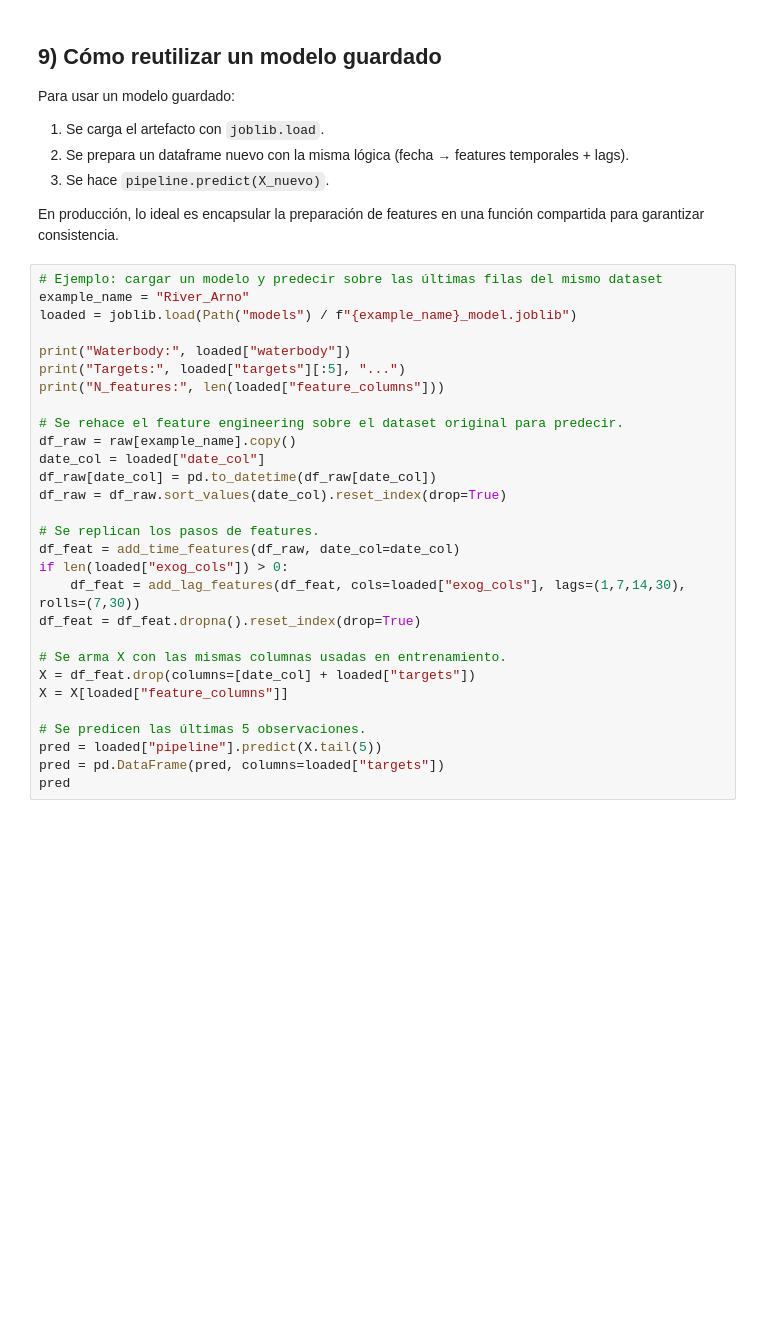
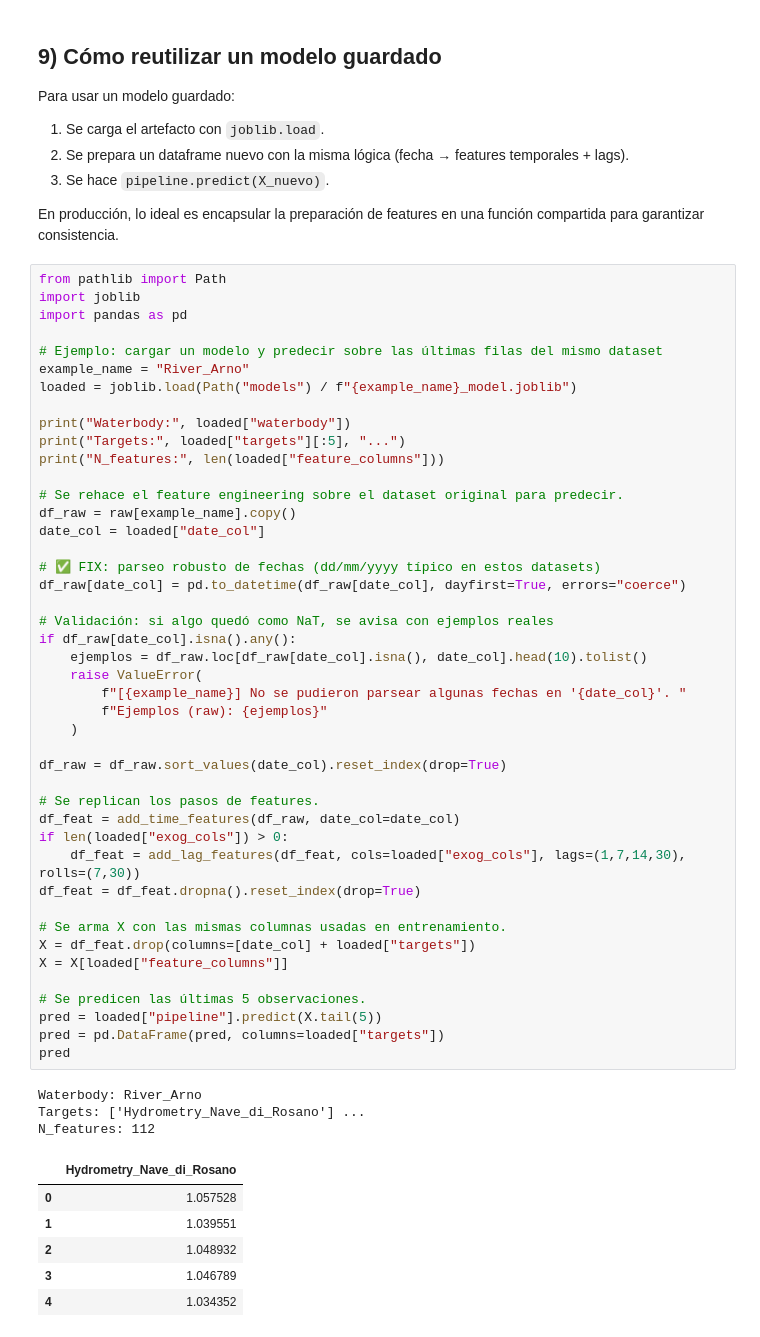
Before and after one commit to JuanFelipeR/TimeSeries-AceaSmartWaterAnalyticsLate-Submission, a Jupyter notebook: src/explore.ipynb, the cells around one changed output. Cells and saved outputs as stored; diff of their text form; blank space fills up the shorter version.

```diff
--- a/src/explore.ipynb
+++ b/src/explore.ipynb
@@ -277,31 +393,56 @@ Para usar un modelo guardado:
 
 En producción, lo ideal es encapsular la preparación de features en una función compartida para garantizar consistencia.
 # %%
+from pathlib import Path
+import joblib
+import pandas as pd
+
 # Ejemplo: cargar un modelo y predecir sobre las últimas filas del mismo dataset
 example_name = "River_Arno"
 loaded = joblib.load(Path("models") / f"{example_name}_model.joblib")
 
 print("Waterbody:", loaded["waterbody"])
 print("Targets:", loaded["targets"][:5], "...")
 print("N_features:", len(loaded["feature_columns"]))
 
 # Se rehace el feature engineering sobre el dataset original para predecir.
 df_raw = raw[example_name].copy()
 date_col = loaded["date_col"]
-df_raw[date_col] = pd.to_datetime(df_raw[date_col])
+
+# ✅ FIX: parseo robusto de fechas (dd/mm/yyyy típico en estos datasets)
+df_raw[date_col] = pd.to_datetime(df_raw[date_col], dayfirst=True, errors="coerce")
+
+# Validación: si algo quedó como NaT, se avisa con ejemplos reales
+if df_raw[date_col].isna().any():
+    ejemplos = df_raw.loc[df_raw[date_col].isna(), date_col].head(10).tolist()
+    raise ValueError(
+        f"[{example_name}] No se pudieron parsear algunas fechas en '{date_col}'. "
+        f"Ejemplos (raw): {ejemplos}"
+    )
+
 df_raw = df_raw.sort_values(date_col).reset_index(drop=True)
 
 # Se replican los pasos de features.
 df_feat = add_time_features(df_raw, date_col=date_col)
 if len(loaded["exog_cols"]) > 0:
     df_feat = add_lag_features(df_feat, cols=loaded["exog_cols"], lags=(1,7,14,30), rolls=(7,30))
 df_feat = df_feat.dropna().reset_index(drop=True)
 
 # Se arma X con las mismas columnas usadas en entrenamiento.
 X = df_feat.drop(columns=[date_col] + loaded["targets"])
 X = X[loaded["feature_columns"]]
 
 # Se predicen las últimas 5 observaciones.
 pred = loaded["pipeline"].predict(X.tail(5))
 pred = pd.DataFrame(pred, columns=loaded["targets"])
 pred
+# %% [output]
+Waterbody: River_Arno
+Targets: ['Hydrometry_Nave_di_Rosano'] ...
+N_features: 112
+|  | Hydrometry_Nave_di_Rosano |
+| 0 | 1.057528 |
+| 1 | 1.039551 |
+| 2 | 1.048932 |
+| 3 | 1.046789 |
+| 4 | 1.034352 |
```
Also changed, not shown: parts of 5 cells of this notebook, 9 other files.
